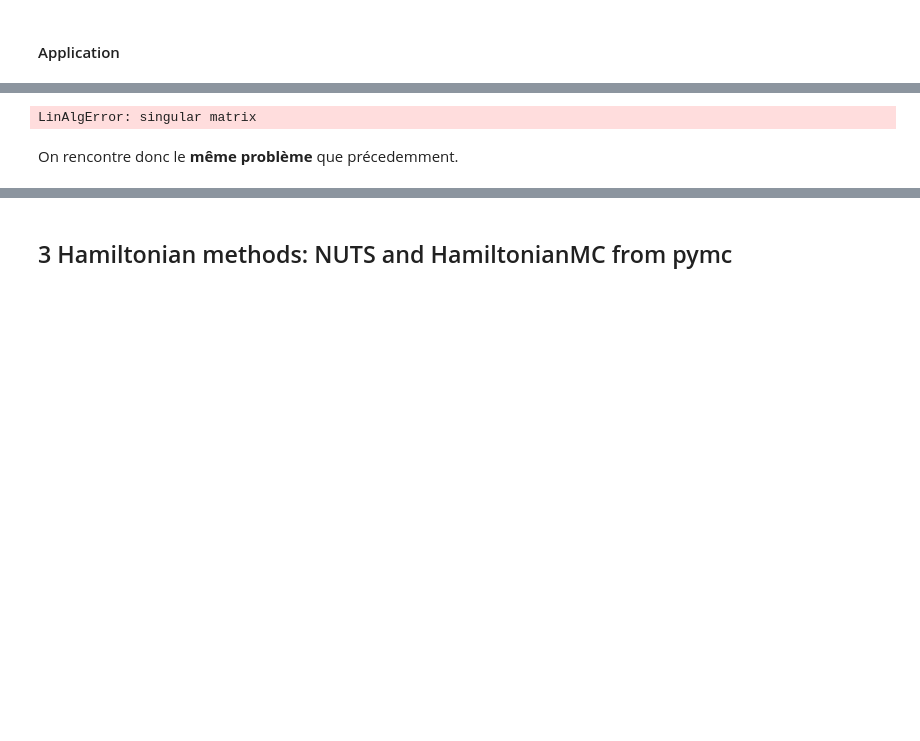
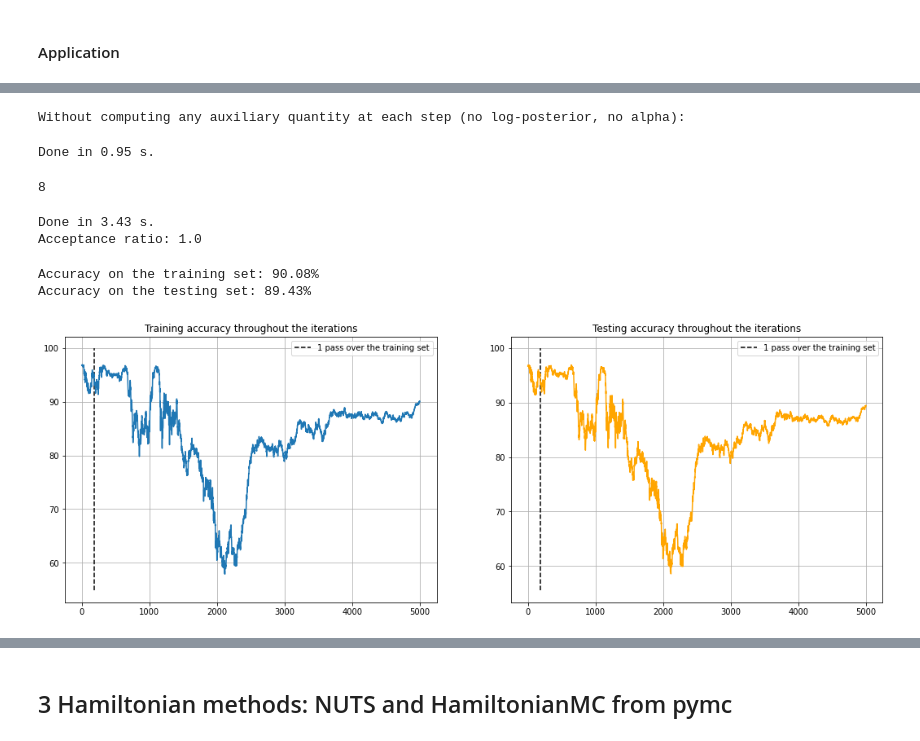
Before and after one commit to LouisBouvier/BML_Stochastic_Langevin_Dynamics, a Jupyter notebook: bayes_logreg_laplace.ipynb, the cells around one changed output, grey strips where cells are left out. Cells and saved outputs as stored; diff of their text form; code cells hidden in the pictures; blank space fills up the shorter version.

Commit message:
fixed issues with the real data set and assessed the SRW predictive and entropy over missclassified

```diff
--- a/bayes_logreg_laplace.ipynb
+++ b/bayes_logreg_laplace.ipynb
@@ -1358,15 +1355,82 @@ init_cov, init_sample = get_init_from_SGLD(betas_SGLD)
+# %%
+# fit scaler on training data
+scaler = StandardScaler()
+X_train = scaler.fit_transform(X_train)
+
+# scale test data
+X_test = scaler.transform(X_test)
+# %%
+a = .01
+b = 30
+gamma = .7
+batch_size = 10
+beta_0 = np.zeros(X_train.shape[1])
+n_iter = 5000
+
+# without computing log-posterior at each step
+print(f"Without computing any auxiliary quantity at each step (no log-posterior, no alpha):")
+time.sleep(1)
+betas_SGLD = SGLD_logreg(X_train, y_train, n_iter, a, b, gamma, beta_0, batch_size)
+# %% [output]
+Without computing any auxiliary quantity at each step (no log-posterior, no alpha):
+Done in 0.95 s.
 # %%
 # target distribution
 target = lambda beta: np.exp(log_post_laplace(beta, X_train, y_train))
 
 dim = X_train.shape[1]
+print(dim)
 n_samples = 5000
 init_mu = np.zeros(dim)
 gamma = .8
+init_cov, init_sample = get_init_from_SGLD(betas_SGLD, last_steps=250)
 
-samples, accept_ratio, alphas = adaptive_srwMH(n_samples, init_mu, init_cov, init_sample, gamma, dim=dim, target=target, reg=.1)
+samples, accept_ratio, alphas = srwMH(n_samples,cov=init_cov, init_sample=init_sample, target=target, dim=dim)
 print("Acceptance ratio: {}".format(accept_ratio))
 # %% [output]
-LinAlgError: singular matrix
+8
+Done in 3.43 s.
+Acceptance ratio: 1.0
-# %% [markdown]
-On rencontre donc le **même problème** que précedemment.
+# %%
+# get a point estimates of the parameter (naive strategy)
+beta = samples[-1]
+burn_in = int(num_epoch*num_samples/batch_size)
+
+# get the accuracy on the training set
+acc_train = 100 * (np.sign(X_train @ beta) == y_train).mean()
+print(f"Accuracy on the training set: {round(acc_train, 2)}%")
+
+# get the accuracy on the testing set
+acc_test = 100 * (np.sign(X_test @ beta) == y_test).mean()
+print(f"Accuracy on the testing set: {round(acc_test, 2)}%")
+# %% [output]
+Accuracy on the training set: 90.08%
+Accuracy on the testing set: 89.43%
+# %%
+# get the training accuracy at each iteration
+accs_train = get_acc_iter(X_train, y_train, samples=samples)
+
+# get the testing accuracy at each iteration
+accs_test = get_acc_iter(X_test, y_test, samples=samples)
+
+fig, ax = plt.subplots(1, 2, figsize=(9*2, 6))
+num_epoch = 1
+num_samples = X.shape[0]
+
+# plot training accuracy throughout the iterations
+ax[0].vlines(num_epoch*num_samples/batch_size, ymin=accs_train.min()-3, ymax=accs_train.max()+3, ls='--', color='k', label=f'{num_epoch} pass over the training set')
+ax[0].plot(accs_train)
+ax[0].set_title("Training accuracy throughout the iterations")
+ax[0].legend()
+ax[0].grid()
+
+# plot testing accuracy throughout the iterations
+ax[1].vlines(num_epoch*num_samples/batch_size, ymin=accs_test.min()-3, ymax=accs_train.max()+3, ls='--', color='k', label=f'{num_epoch} pass over the training set')
+ax[1].plot(accs_test, c='orange')
+ax[1].set_title("Testing accuracy throughout the iterations")
+ax[1].legend()
+ax[1].grid()
+
+plt.show()
+# %% [output]
+[figure, added]
```
Also changed, not shown: parts of 47 cells of this notebook.
